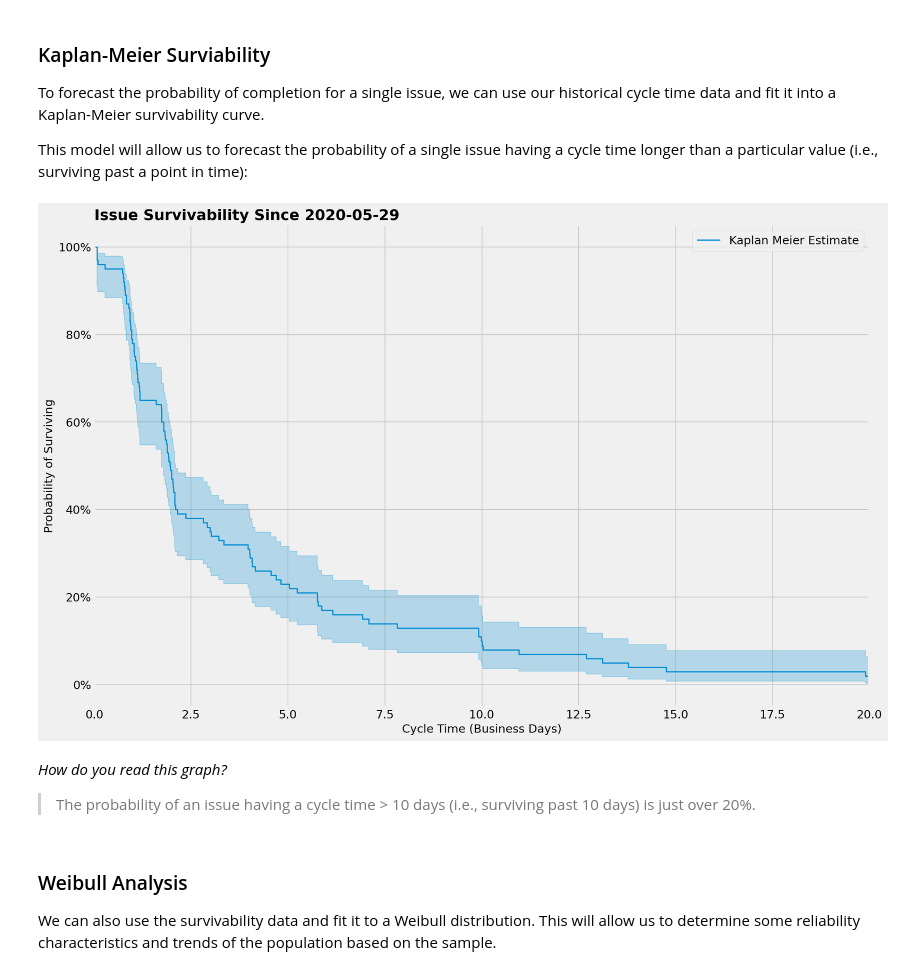
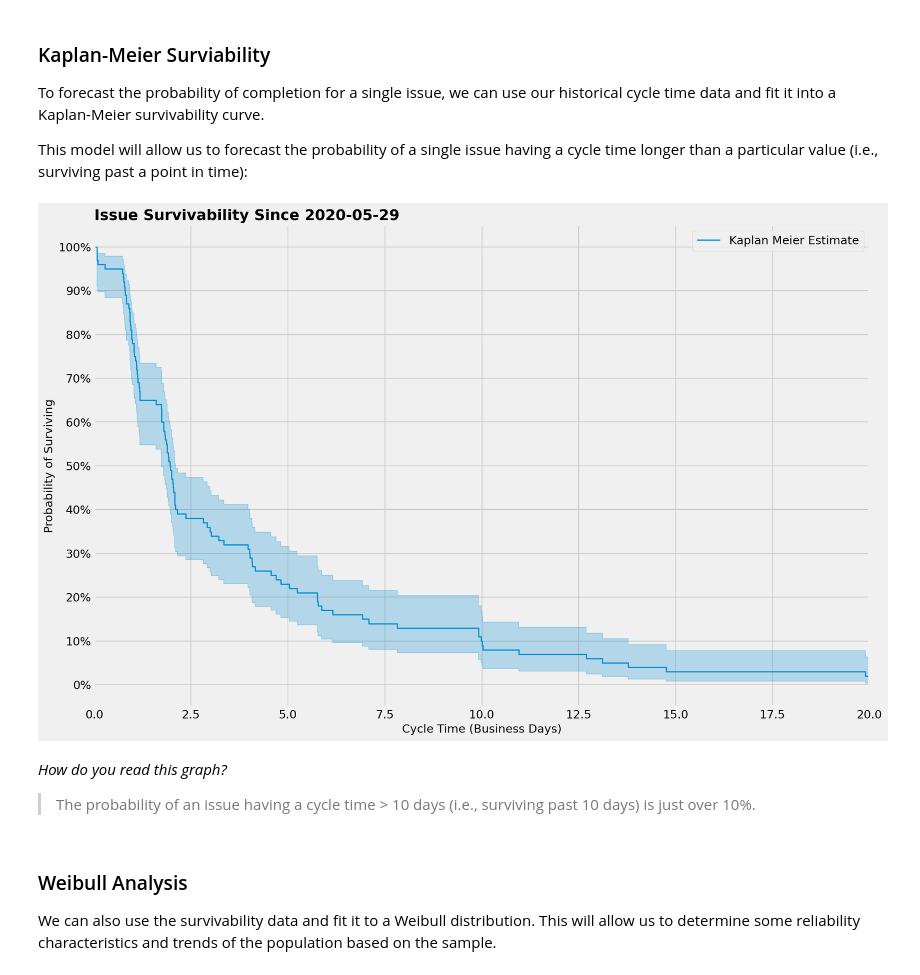
Before and after one commit to jsherer/kanban-metrics, a Jupyter notebook: kanban.ipynb, the cells around one changed output. Cells and saved outputs as stored; diff of their text form; code cells hidden in the pictures.

```diff
--- a/kanban.ipynb
+++ b/kanban.ipynb
@@ -705,25 +705,25 @@ model = km.fit(durations, event_observed,label='Kaplan Meier Estimate')
 # %%
 matplotlib.pyplot.figure(dpi=150, figsize=(15,10))
 
 ax = km.plot()
 
 ax.set_title('Issue Survivability Since {}'.format(FILTER_ISSUES_SINCE), loc='left', fontdict={
              'fontsize': 18, 'fontweight': 'semibold'})
-
+ax.set_yticks([i/100.0 for i in range(0,110,10)])
 def format_func(value, tick_number):
     return '{}%'.format(int(value*100))
 ax.set_xlim([0, 20])
 ax.yaxis.set_major_formatter(matplotlib.pyplot.FuncFormatter(format_func))
 ax.set_ylabel('Probability of Surviving')
 _ = ax.set_xlabel('Cycle Time (Business Days)')
 # %% [output]
-[figure, old version]
+[figure, new version]
 # %%
 ax.figure.savefig('images/forecast-kaplan-meier.png')
 # %% [markdown]
 *How do you read this graph?*
 
-> The probability of an issue having a cycle time > 10 days (i.e., surviving past 10 days) is just over 20%.
+> The probability of an issue having a cycle time > 10 days (i.e., surviving past 10 days) is just over 10%.
 # %% [markdown]
 ### Weibull Analysis
 
```
Also changed, not shown: parts of 2 cells of this notebook.
